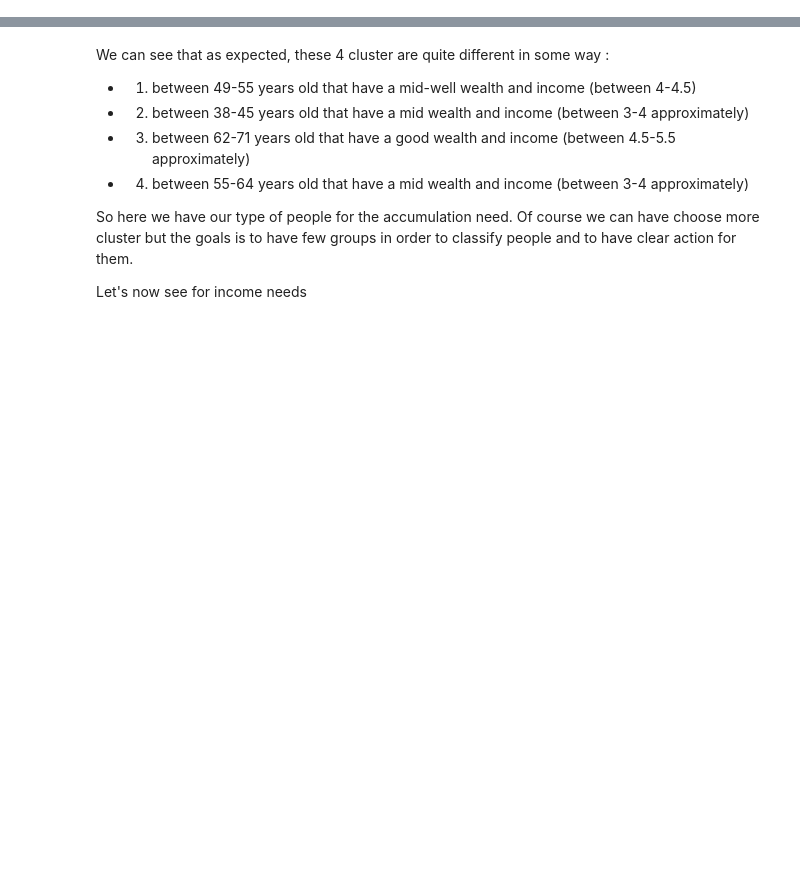
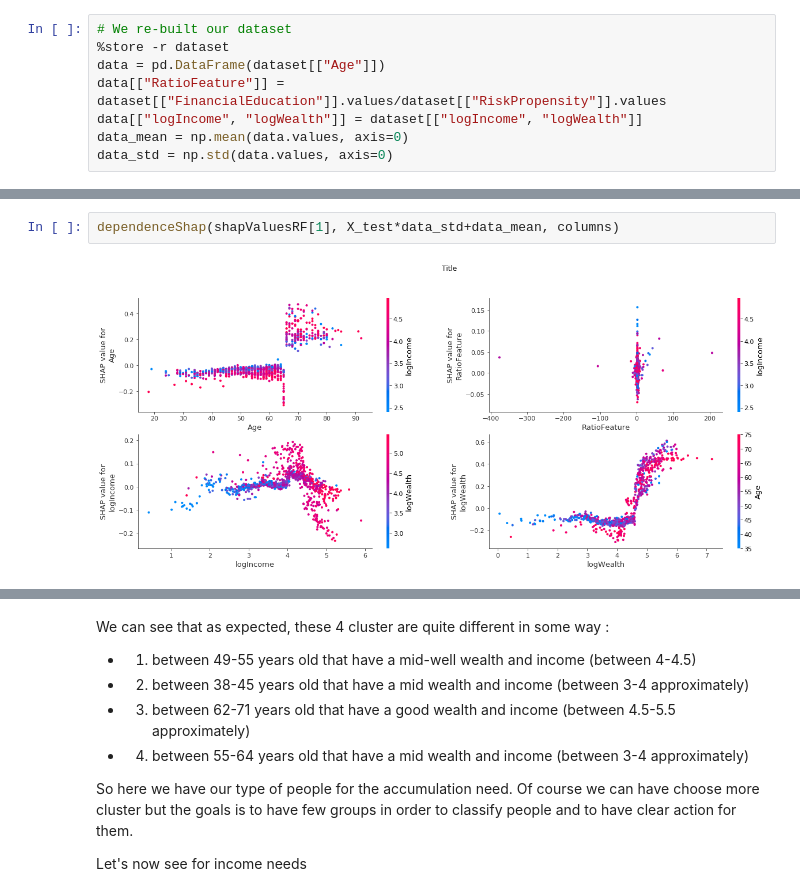
Before and after one commit to Emmalito/ML_BC2, a Jupyter notebook: notebook/4_Interpretability.ipynb, the cells around one changed output, grey strips where cells are left out. Saved outputs shown, nothing was run; the diff lists cells and outputs as text; blank space fills up the shorter version.

```diff
--- a/notebook/4_Interpretability.ipynb
+++ b/notebook/4_Interpretability.ipynb
@@ -293,0 +53,8 @@ boxplot_cluster(distrib)
+# %%
+# We re-built our dataset
+%store -r dataset
+data = pd.DataFrame(dataset[["Age"]])
+data[["RatioFeature"]] = dataset[["FinancialEducation"]].values/dataset[["RiskPropensity"]].values
+data[["logIncome", "logWealth"]] = dataset[["logIncome", "logWealth"]]
+data_mean = np.mean(data.values, axis=0)
+data_std = np.std(data.values, axis=0)
@@ -293,0 +117,4 @@ boxplot_cluster(distrib)
+# %%
+dependenceShap(shapValuesRF[1], X_test*data_std+data_mean, columns)
+# %% [output]
+[figure, added]
```
Also changed, not shown: parts of 55 cells of this notebook, 1 other file.
